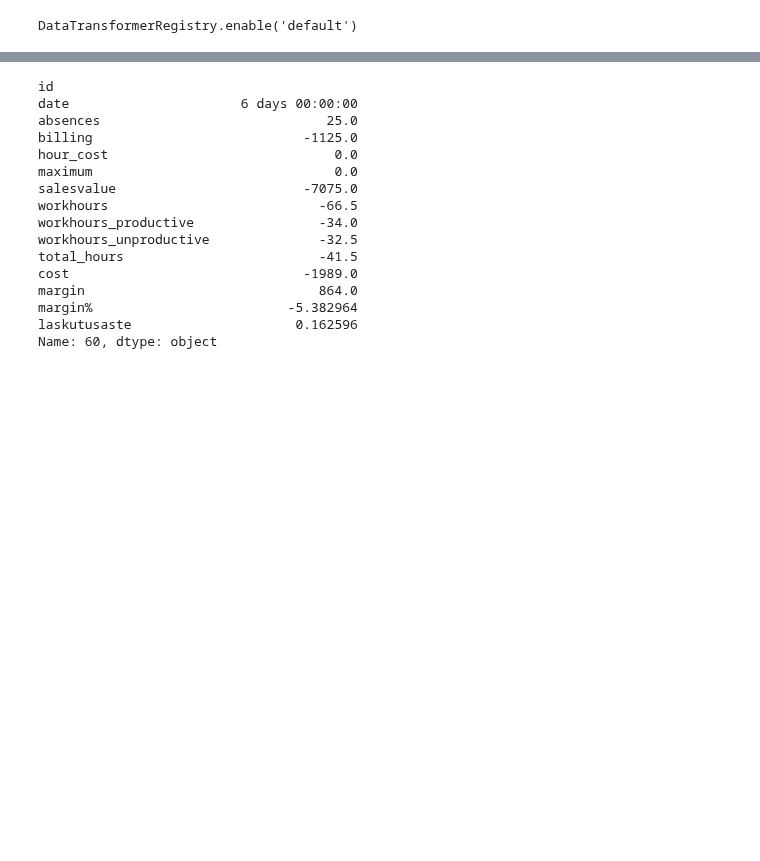
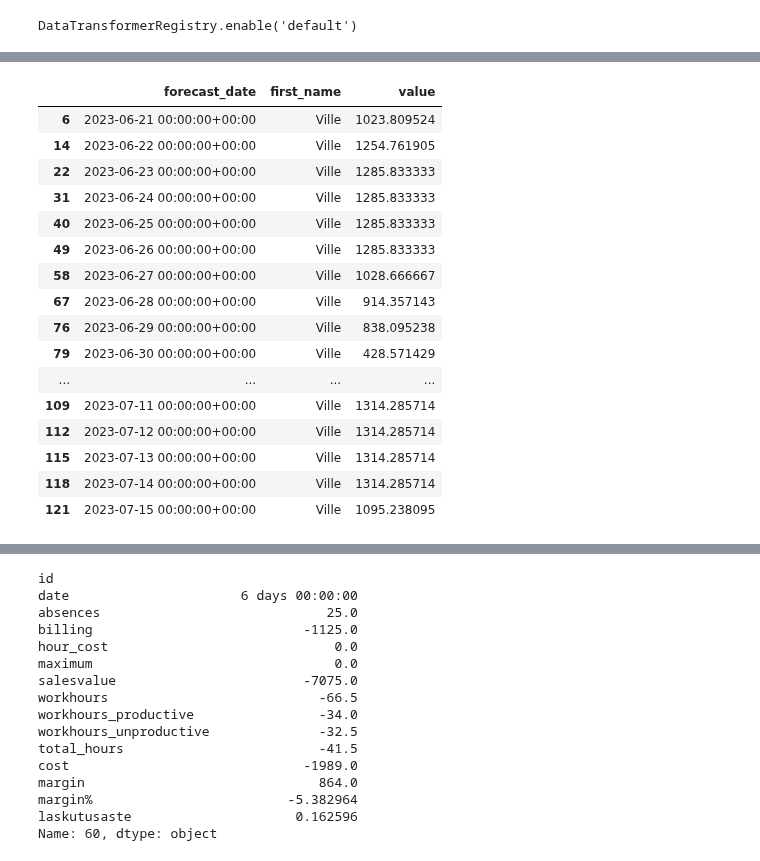
Before and after one commit to vreima/tie-dashboard, a Jupyter notebook: testing-notebook.ipynb, the cells around one changed output, grey strips where cells are left out. Drawn from its saved outputs; the diff is of its cells as text; code cells hidden in the pictures; blank space fills up the shorter version.

```diff
--- a/testing-notebook.ipynb
+++ b/testing-notebook.ipynb
@@ -37,0 +60,26 @@ DataTransformerRegistry.enable('default')
+# %%
+h = history.copy()
+h = h[h.forecast_length <= 7]
+g = h.groupby(["forecast_date", "first_name"])
+d = pd.concat([g.value.sum()], axis=1).reset_index()
+d[d.first_name == "Ville"]
+# g2 = d.groupby(["date", "first_name"])
+# d2 = pd.concat([g.value.sum(), g.date.max()], axis=1).reset_index()
+# %% [output]
+|  | forecast_date | first_name | value |
+| 6 | 2023-06-21 00:00:00+00:00 | Ville | 1023.809524 |
+| 14 | 2023-06-22 00:00:00+00:00 | Ville | 1254.761905 |
+| 22 | 2023-06-23 00:00:00+00:00 | Ville | 1285.833333 |
+| 31 | 2023-06-24 00:00:00+00:00 | Ville | 1285.833333 |
+| 40 | 2023-06-25 00:00:00+00:00 | Ville | 1285.833333 |
+| 49 | 2023-06-26 00:00:00+00:00 | Ville | 1285.833333 |
+| 58 | 2023-06-27 00:00:00+00:00 | Ville | 1028.666667 |
+| 67 | 2023-06-28 00:00:00+00:00 | Ville | 914.357143 |
+| 76 | 2023-06-29 00:00:00+00:00 | Ville | 838.095238 |
+| 79 | 2023-06-30 00:00:00+00:00 | Ville | 428.571429 |
+| ... | ... | ... | ... |
+| 109 | 2023-07-11 00:00:00+00:00 | Ville | 1314.285714 |
+| 112 | 2023-07-12 00:00:00+00:00 | Ville | 1314.285714 |
+| 115 | 2023-07-13 00:00:00+00:00 | Ville | 1314.285714 |
+| 118 | 2023-07-14 00:00:00+00:00 | Ville | 1314.285714 |
+| 121 | 2023-07-15 00:00:00+00:00 | Ville | 1095.238095 |
```
Also changed, not shown: parts of 5 cells of this notebook, 11 other files.
